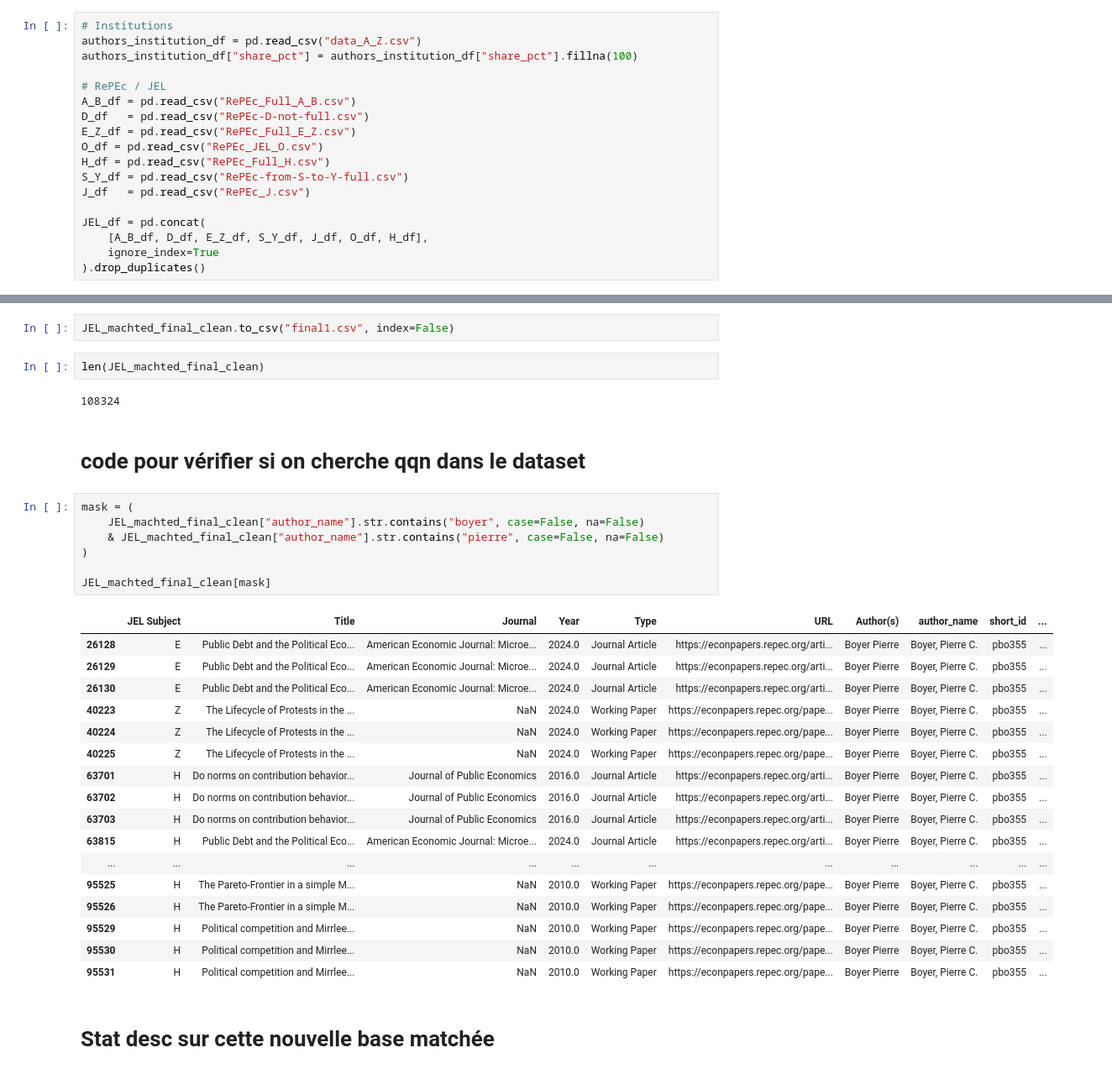
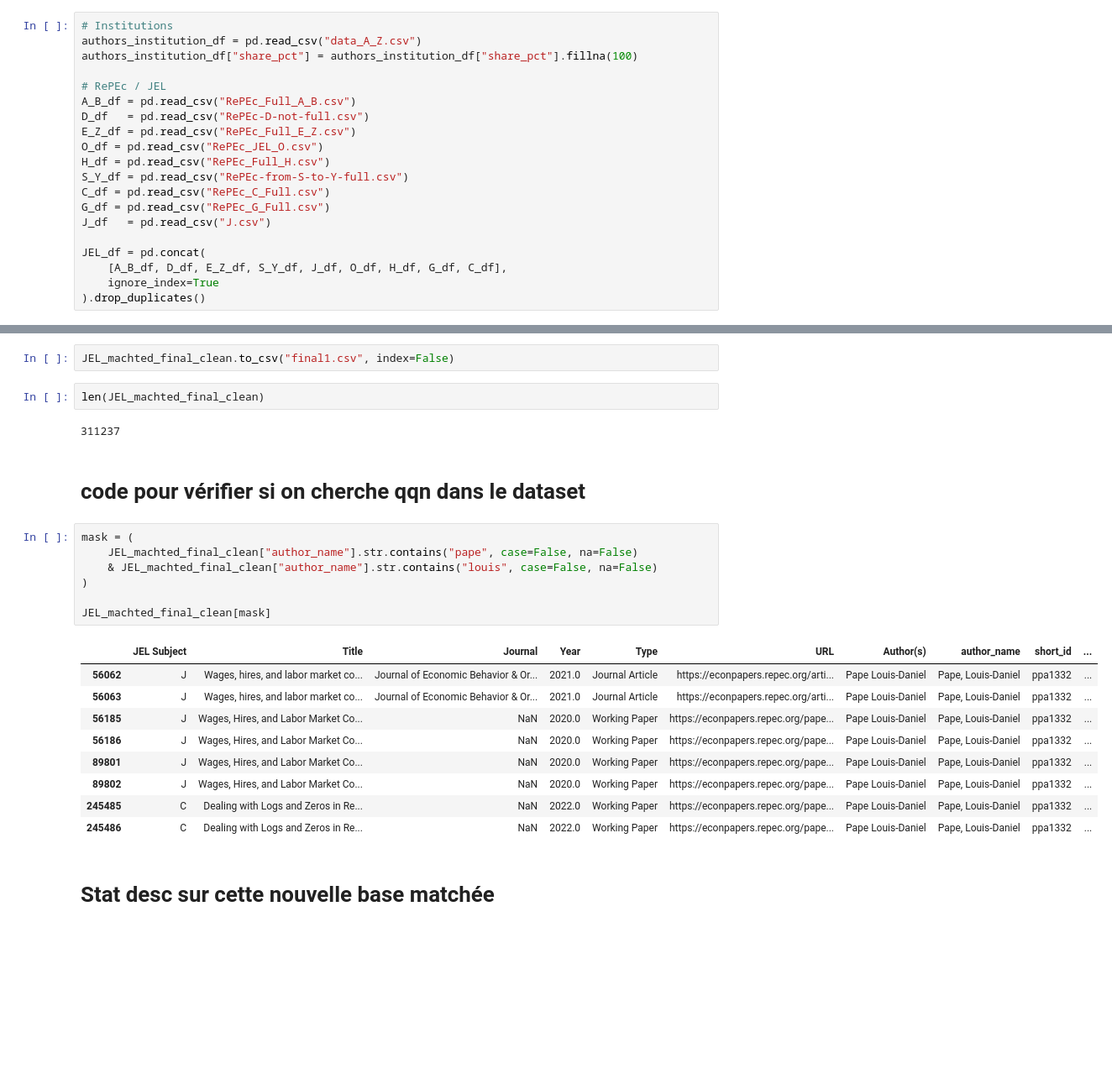
Before and after one commit to celinamadaschi/Telecom-DataAnalysis_Economics, a Jupyter notebook: isaure merge.ipynb, the cells around one changed output, grey strips where cells are left out. Shown at 84% size. Cells and saved outputs as stored; diff of their text form; blank space fills up the shorter version.

```diff
--- a/isaure merge.ipynb
+++ b/isaure merge.ipynb
@@ -14,10 +14,12 @@ E_Z_df = pd.read_csv("RePEc_Full_E_Z.csv")
 O_df = pd.read_csv("RePEc_JEL_O.csv")
 H_df = pd.read_csv("RePEc_Full_H.csv")
 S_Y_df = pd.read_csv("RePEc-from-S-to-Y-full.csv")
-J_df   = pd.read_csv("RePEc_J.csv")
+C_df = pd.read_csv("RePEc_C_Full.csv")
+G_df = pd.read_csv("RePEc_G_Full.csv")
+J_df   = pd.read_csv("J.csv")
 
 JEL_df = pd.concat(
-    [A_B_df, D_df, E_Z_df, S_Y_df, J_df, O_df, H_df],
+    [A_B_df, D_df, E_Z_df, S_Y_df, J_df, O_df, H_df, G_df, C_df],
     ignore_index=True
 ).drop_duplicates()
 # %% [markdown]
@@ -306,34 +308,26 @@ JEL_machted_final_clean.to_csv("final1.csv", index=False)
 # %%
 len(JEL_machted_final_clean)
 # %% [output]
-108324
+311237
 # %% [markdown]
 # code pour vérifier si on cherche qqn dans le dataset
 # %%
 mask = (
-    JEL_machted_final_clean["author_name"].str.contains("boyer", case=False, na=False)
-    & JEL_machted_final_clean["author_name"].str.contains("pierre", case=False, na=False)
+    JEL_machted_final_clean["author_name"].str.contains("pape", case=False, na=False)
+    & JEL_machted_final_clean["author_name"].str.contains("louis", case=False, na=False)
 )
 
 JEL_machted_final_clean[mask]
 # %% [output]
 |  | JEL Subject | Title | Journal | Year | Type | URL | Author(s) | author_name | short_id | ... |
-| 26128 | E | Public Debt and the Political Eco... | American Economic Journal: Microe... | 2024.0 | Journal Article | https://econpapers.repec.org/arti... | Boyer Pierre | Boyer, Pierre C. | pbo355 | ... |
-| 26129 | E | Public Debt and the Political Eco... | American Economic Journal: Microe... | 2024.0 | Journal Article | https://econpapers.repec.org/arti... | Boyer Pierre | Boyer, Pierre C. | pbo355 | ... |
-| 26130 | E | Public Debt and the Political Eco... | American Economic Journal: Microe... | 2024.0 | Journal Article | https://econpapers.repec.org/arti... | Boyer Pierre | Boyer, Pierre C. | pbo355 | ... |
-| 40223 | Z | The Lifecycle of Protests in the ... | NaN | 2024.0 | Working Paper | https://econpapers.repec.org/pape... | Boyer Pierre | Boyer, Pierre C. | pbo355 | ... |
-| 40224 | Z | The Lifecycle of Protests in the ... | NaN | 2024.0 | Working Paper | https://econpapers.repec.org/pape... | Boyer Pierre | Boyer, Pierre C. | pbo355 | ... |
-| 40225 | Z | The Lifecycle of Protests in the ... | NaN | 2024.0 | Working Paper | https://econpapers.repec.org/pape... | Boyer Pierre | Boyer, Pierre C. | pbo355 | ... |
-| 63701 | H | Do norms on contribution behavior... | Journal of Public Economics | 2016.0 | Journal Article | https://econpapers.repec.org/arti... | Boyer Pierre | Boyer, Pierre C. | pbo355 | ... |
-| 63702 | H | Do norms on contribution behavior... | Journal of Public Economics | 2016.0 | Journal Article | https://econpapers.repec.org/arti... | Boyer Pierre | Boyer, Pierre C. | pbo355 | ... |
-| 63703 | H | Do norms on contribution behavior... | Journal of Public Economics | 2016.0 | Journal Article | https://econpapers.repec.org/arti... | Boyer Pierre | Boyer, Pierre C. | pbo355 | ... |
-| 63815 | H | Public Debt and the Political Eco... | American Economic Journal: Microe... | 2024.0 | Journal Article | https://econpapers.repec.org/arti... | Boyer Pierre | Boyer, Pierre C. | pbo355 | ... |
-| ... | ... | ... | ... | ... | ... | ... | ... | ... | ... | ... |
-| 95525 | H | The Pareto-Frontier in a simple M... | NaN | 2010.0 | Working Paper | https://econpapers.repec.org/pape... | Boyer Pierre | Boyer, Pierre C. | pbo355 | ... |
-| 95526 | H | The Pareto-Frontier in a simple M... | NaN | 2010.0 | Working Paper | https://econpapers.repec.org/pape... | Boyer Pierre | Boyer, Pierre C. | pbo355 | ... |
-| 95529 | H | Political competition and Mirrlee... | NaN | 2010.0 | Working Paper | https://econpapers.repec.org/pape... | Boyer Pierre | Boyer, Pierre C. | pbo355 | ... |
-| 95530 | H | Political competition and Mirrlee... | NaN | 2010.0 | Working Paper | https://econpapers.repec.org/pape... | Boyer Pierre | Boyer, Pierre C. | pbo355 | ... |
-| 95531 | H | Political competition and Mirrlee... | NaN | 2010.0 | Working Paper | https://econpapers.repec.org/pape... | Boyer Pierre | Boyer, Pierre C. | pbo355 | ... |
+| 56062 | J | Wages, hires, and labor market co... | Journal of Economic Behavior & Or... | 2021.0 | Journal Article | https://econpapers.repec.org/arti... | Pape Louis-Daniel | Pape, Louis-Daniel | ppa1332 | ... |
+| 56063 | J | Wages, hires, and labor market co... | Journal of Economic Behavior & Or... | 2021.0 | Journal Article | https://econpapers.repec.org/arti... | Pape Louis-Daniel | Pape, Louis-Daniel | ppa1332 | ... |
+| 56185 | J | Wages, Hires, and Labor Market Co... | NaN | 2020.0 | Working Paper | https://econpapers.repec.org/pape... | Pape Louis-Daniel | Pape, Louis-Daniel | ppa1332 | ... |
+| 56186 | J | Wages, Hires, and Labor Market Co... | NaN | 2020.0 | Working Paper | https://econpapers.repec.org/pape... | Pape Louis-Daniel | Pape, Louis-Daniel | ppa1332 | ... |
+| 89801 | J | Wages, Hires, and Labor Market Co... | NaN | 2020.0 | Working Paper | https://econpapers.repec.org/pape... | Pape Louis-Daniel | Pape, Louis-Daniel | ppa1332 | ... |
+| 89802 | J | Wages, Hires, and Labor Market Co... | NaN | 2020.0 | Working Paper | https://econpapers.repec.org/pape... | Pape Louis-Daniel | Pape, Louis-Daniel | ppa1332 | ... |
+| 245485 | C | Dealing with Logs and Zeros in Re... | NaN | 2022.0 | Working Paper | https://econpapers.repec.org/pape... | Pape Louis-Daniel | Pape, Louis-Daniel | ppa1332 | ... |
+| 245486 | C | Dealing with Logs and Zeros in Re... | NaN | 2022.0 | Working Paper | https://econpapers.repec.org/pape... | Pape Louis-Daniel | Pape, Louis-Daniel | ppa1332 | ... |
 # %% [markdown]
 # Stat desc sur cette nouvelle base matchée
 # %%
```
Also changed, not shown: parts of 19 cells of this notebook.
